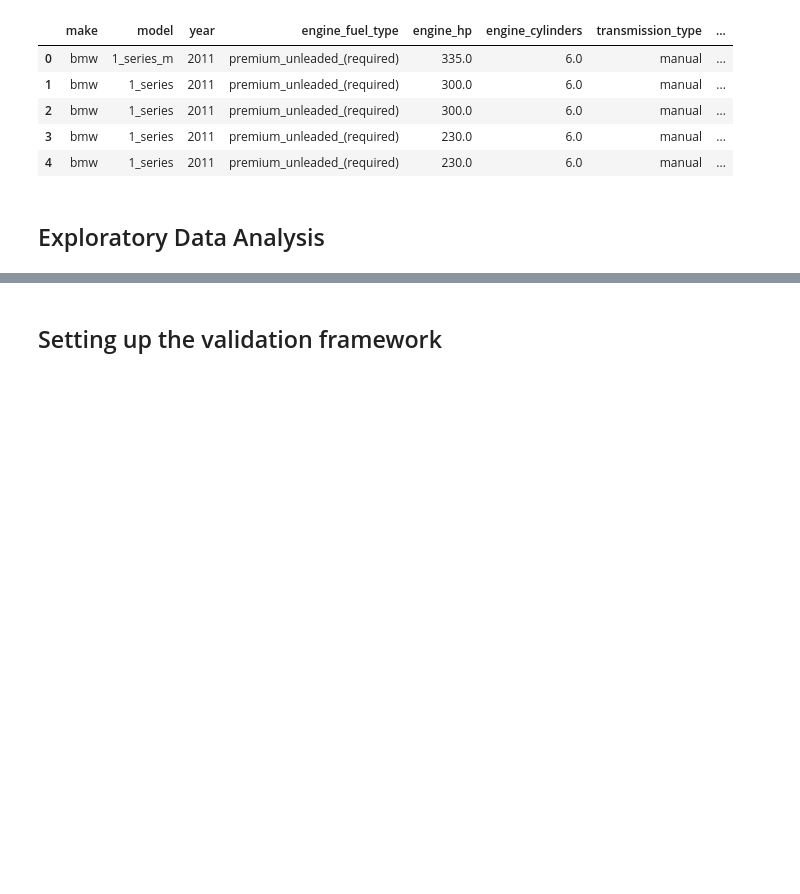
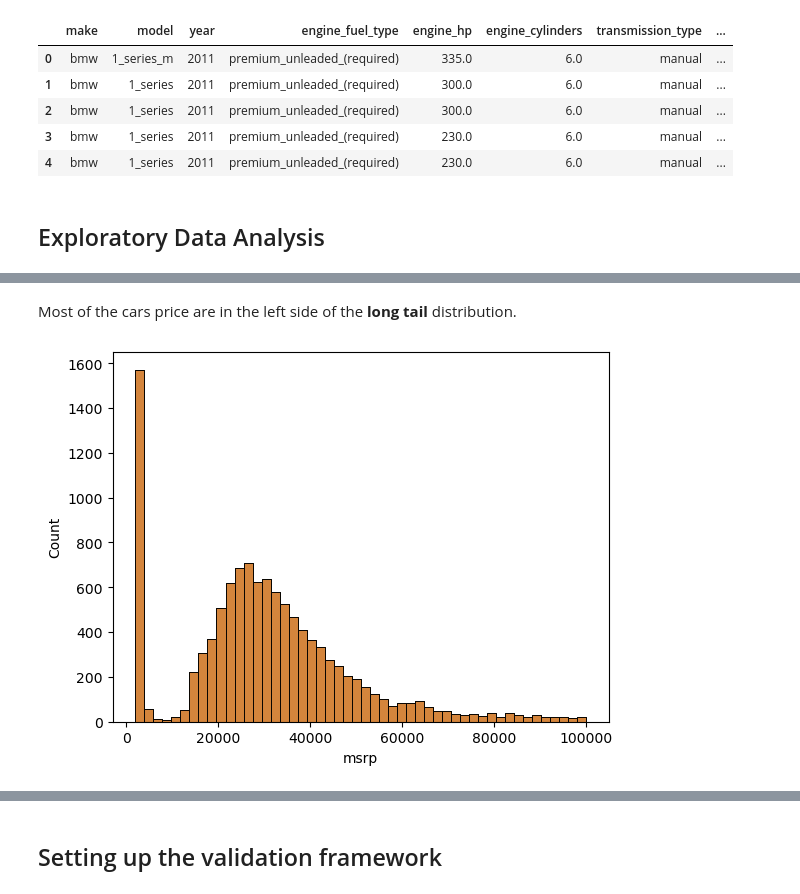
Before and after one commit to filipebodas/ml_zoomcamp_2024, a Jupyter notebook: code/02_regression/car_price.ipynb, the cells around one changed output, grey strips where cells are left out. Drawn from its saved outputs; the diff is of its cells as text; code cells hidden in the pictures; blank space fills up the shorter version.

```diff
--- a/code/02_regression/car_price.ipynb
+++ b/code/02_regression/car_price.ipynb
@@ -67,0 +104,7 @@ df.head()
+# %% [markdown]
+Most of the cars price are in the left side of the **long tail** distribution.
+# %%
+sns.histplot(df['msrp'][df['msrp'] < 100000], bins = 50)
+plt.show()
+# %% [output]
+[figure, added]
```
Also changed, not shown: parts of 12 cells of this notebook.
